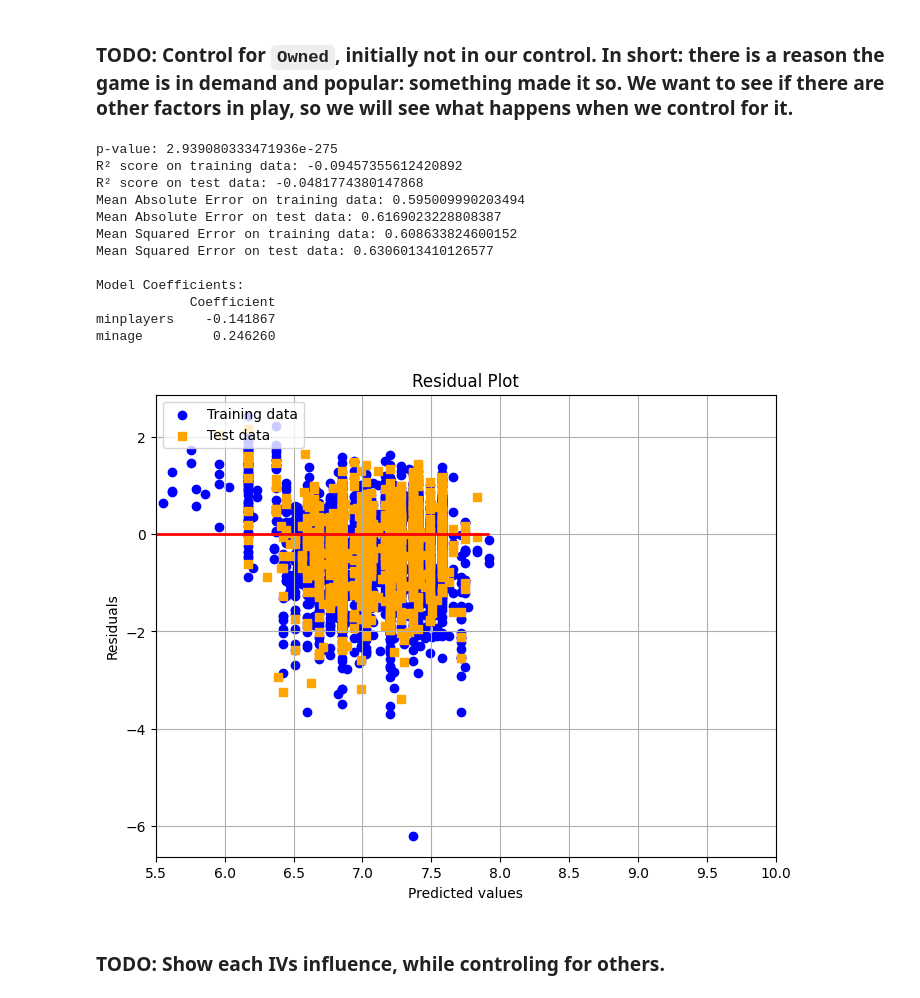
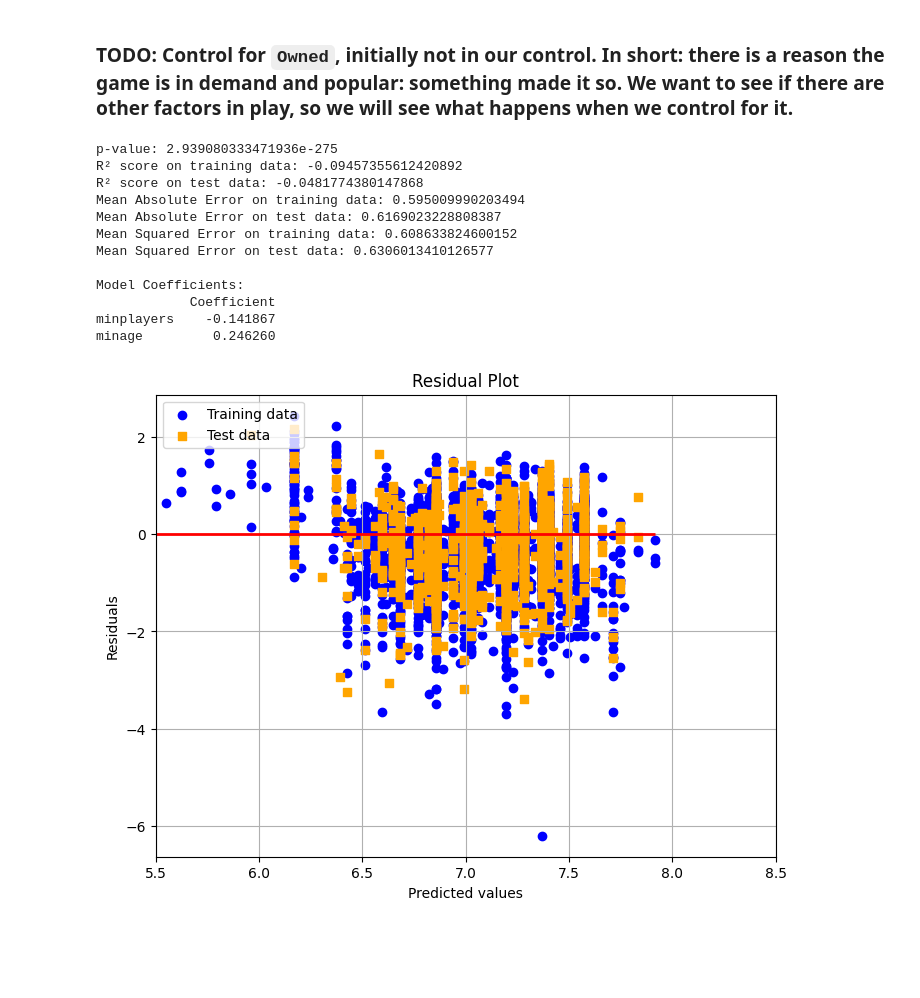
Before and after one commit to ursumarius/linear-regression-board-games, a Jupyter notebook: linear-regression.ipynb, the cells around one changed output. Saved outputs shown, nothing was run; the diff lists cells and outputs as text; code cells hidden in the pictures; blank space fills up the shorter version.

```diff
--- a/linear-regression.ipynb
+++ b/linear-regression.ipynb
@@ -517,34 +517,32 @@ coefficients = pd.DataFrame(model.coef_, X.columns, columns=['Coefficient'])
 print("\nModel Coefficients:")
 print(coefficients)
 
 # Plot residuals
 residuals_train = y_train - y_pred_train
 residuals_test = y_test - y_pred_test
 
 plt.figure(figsize=(8, 6))
 plt.scatter(y_pred_train, residuals_train, c='blue', marker='o', label='Training data')
 plt.scatter(y_pred_test, residuals_test, c='orange', marker='s', label='Test data')
 plt.xlabel('Predicted values')
 plt.ylabel('Residuals')
 plt.legend(loc='upper left')
 plt.hlines(y=0, xmin=min(y_pred_train.min(), y_pred_test.min()), xmax=max(y_pred_train.max(), y_pred_test.max()), color='red', lw=2)
 plt.title('Residual Plot')
 plt.grid(True)
-plt.xlim(5.5, 10)
+plt.xlim(5.5, 8.5)
 plt.show()
 # %% [output]
 p-value: 2.939080333471936e-275
 R² score on training data: -0.09457355612420892
 R² score on test data: -0.0481774380147868
 Mean Absolute Error on training data: 0.595009990203494
 Mean Absolute Error on test data: 0.6169023228808387
 Mean Squared Error on training data: 0.608633824600152
 Mean Squared Error on test data: 0.6306013410126577
 
 Model Coefficients:
             Coefficient
 minplayers    -0.141867
 minage         0.246260
-[figure, old version]
+[figure, new version]
-# %% [markdown]
-### TODO: Show each IVs influence, while controling for others.
```
Also changed, not shown: 1 other file.
